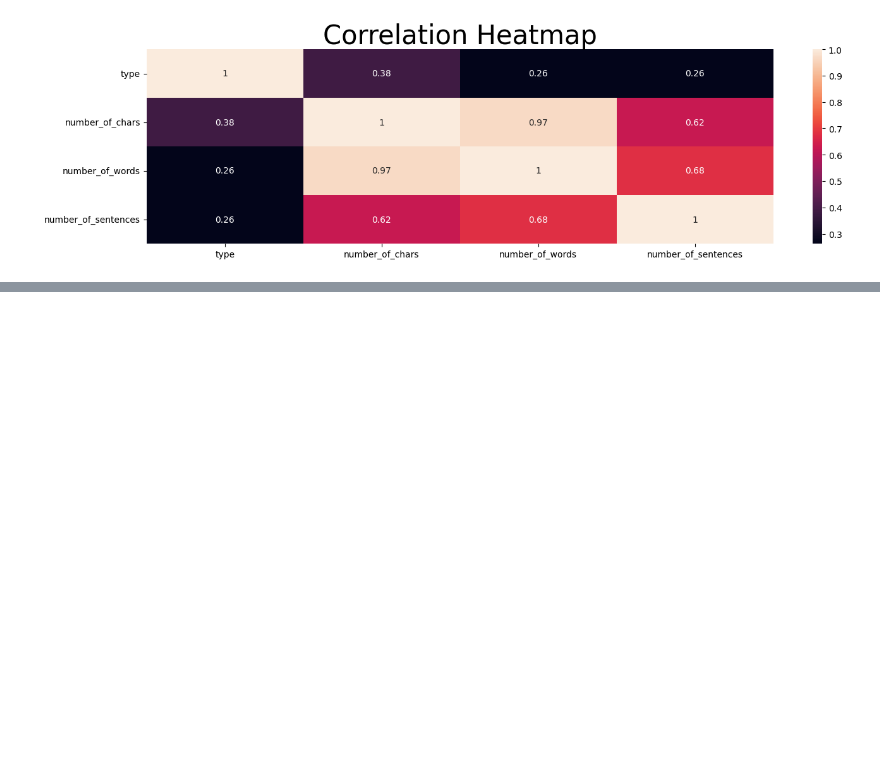
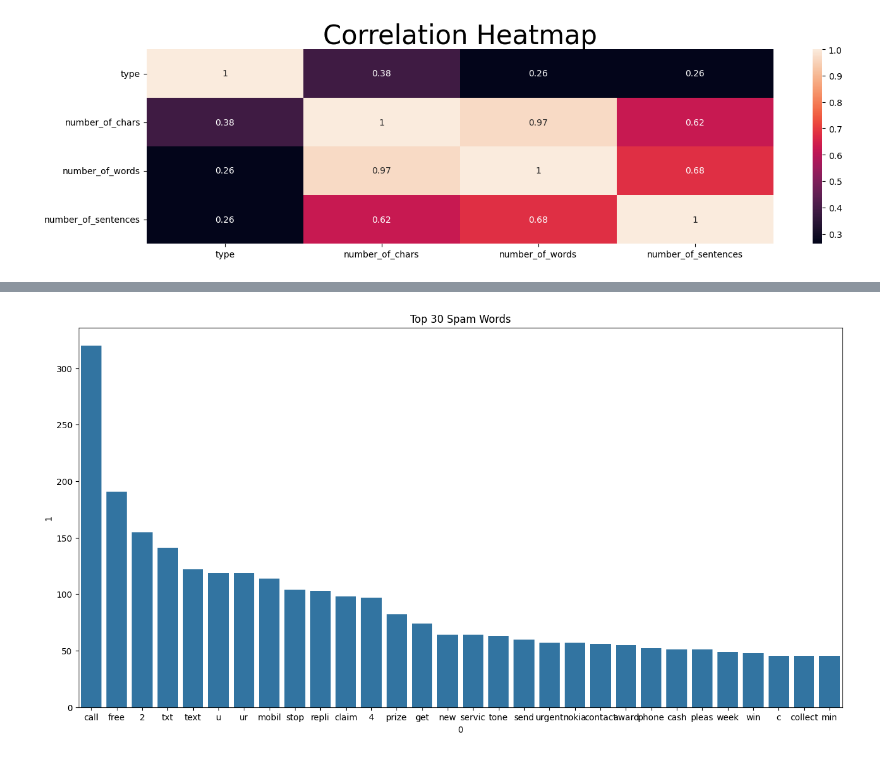
Before and after one commit to HarshitLaloriya/SMS-Classification-Model, a Jupyter notebook: ml.ipynb, the cells around one changed output, grey strips where cells are left out. Cells and saved outputs as stored; diff of their text form; code cells hidden in the pictures; blank space fills up the shorter version.

```diff
--- a/ml.ipynb
+++ b/ml.ipynb
@@ -270,0 +324,4 @@ plt.show()
+# %%
+# spam words
+spam_words = Counter(word_counter(1))
+spam_words.most_common(10)
@@ -270,0 +347,8 @@ plt.show()
+# %%
+df_spam_words = pd.DataFrame(spam_words.most_common(30))
+plt.figure(figsize=[16,8])
+sns.barplot(x=df_spam_words[0], y=df_spam_words[1])
+plt.title("Top 30 Spam Words")
+plt.show()
+# %% [output]
+[figure, added]
```
Also changed, not shown: parts of 20 cells of this notebook.
